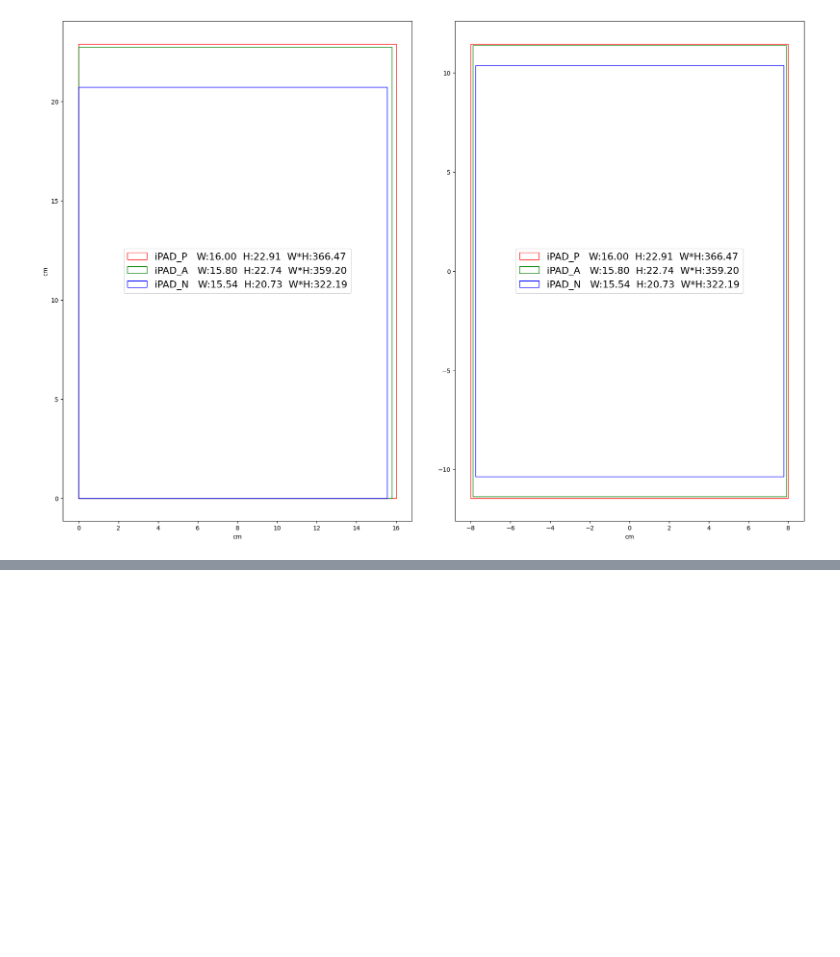
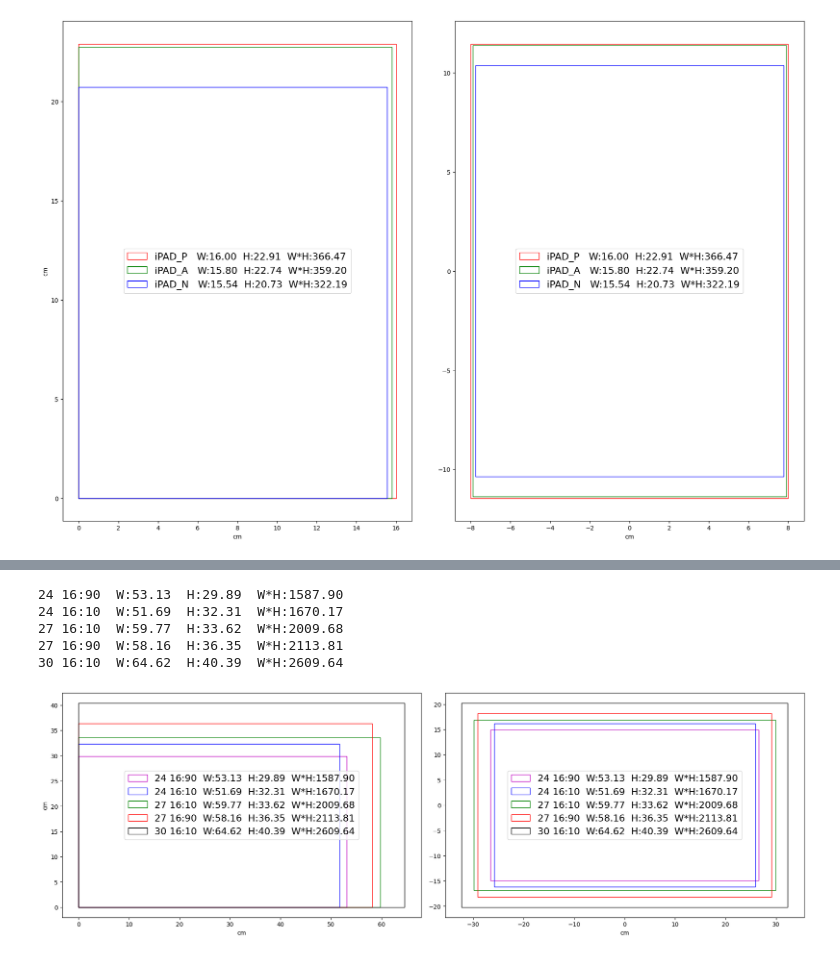
Before and after one commit to GenioSainz/Colab-Demos, a Jupyter notebook: scripts/ScreensRatios.ipynb, the cells around one changed output, grey strips where cells are left out. Drawn from its saved outputs; the diff is of its cells as text; code cells hidden in the pictures; blank space fills up the shorter version.

```diff
--- a/scripts/ScreensRatios.ipynb
+++ b/scripts/ScreensRatios.ipynb
@@ -104,0 +122,20 @@ iPAD_N   W:15.54  H:20.73  W*H:322.19
+# %%
+# @title  Screens V
+DATA = [
+        {'size':24,'ratio':16/9  ,'name':'24 16:90' ,'color':'m'},
+        {'size':24,'ratio':16/10 ,'name':'24 16:10' ,'color':'b'},
+        {'size':27,'ratio':16/9  ,'name':'27 16:10' ,'color':'g'},
+        {'size':27,'ratio':16/10 ,'name':'27 16:90' ,'color':'r'},
+        {'size':30,'ratio':16/10 ,'name':'30 16:10' ,'color':'k'}
+        ]
+
+fig, ax = plt.subplots(1,2,figsize=(1800*px2inch , 1200*px2inch),constrained_layout=True)
+for data in DATA:
+    plot_rectangle(data,ax,display_horizontal=True)
+# %% [output]
+24 16:90  W:53.13  H:29.89  W*H:1587.90
+24 16:10  W:51.69  H:32.31  W*H:1670.17
+27 16:10  W:59.77  H:33.62  W*H:2009.68
+27 16:90  W:58.16  H:36.35  W*H:2113.81
+30 16:10  W:64.62  H:40.39  W*H:2609.64
+[figure, added]
```
Also changed, not shown: parts of 2 cells of this notebook, 3 other files.
